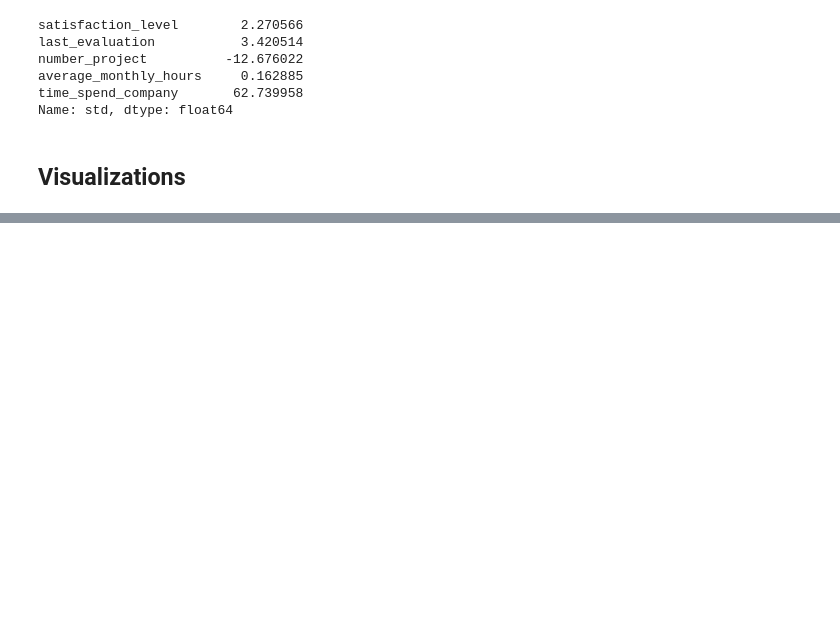
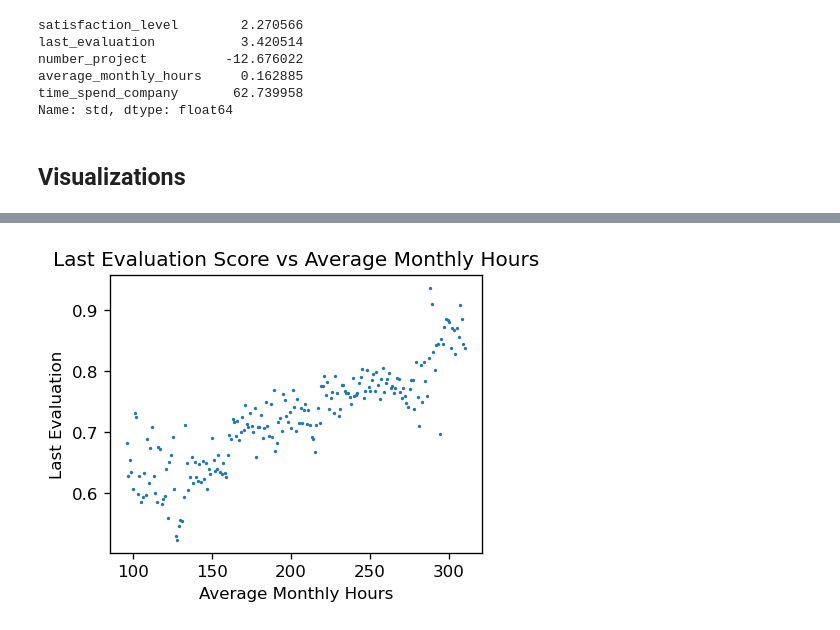
Before and after one commit to SameeckBhatia/Salifort-EDP, a Jupyter notebook: notebook.ipynb, the cells around one changed output, grey strips where cells are left out. Saved outputs shown, nothing was run; the diff lists cells and outputs as text; code cells hidden in the pictures; blank space fills up the shorter version.

```diff
--- a/notebook.ipynb
+++ b/notebook.ipynb
@@ -154,3 +164,15 @@ Name: std, dtype: float64
+# %%
+cols = ["average_monthly_hours", "last_evaluation"]
+temp_df = df[cols].groupby("average_monthly_hours").mean().reset_index()
+
+fig, ax = plt.subplots(figsize=(4, 3), dpi=120)
+ax.scatter(temp_df["average_monthly_hours"], temp_df["last_evaluation"], s=1)
+plt.xlabel("Average Monthly Hours")
+plt.ylabel("Last Evaluation")
+plt.title("Last Evaluation Score vs Average Monthly Hours")
+plt.show()
+# %% [output]
+[figure, added]
 # %%
 cols = ["Department", "left"]
 temp_df = df[cols].groupby("Department").mean().sort_values("left") * 100
```
Also changed, not shown: parts of 5 cells of this notebook.
